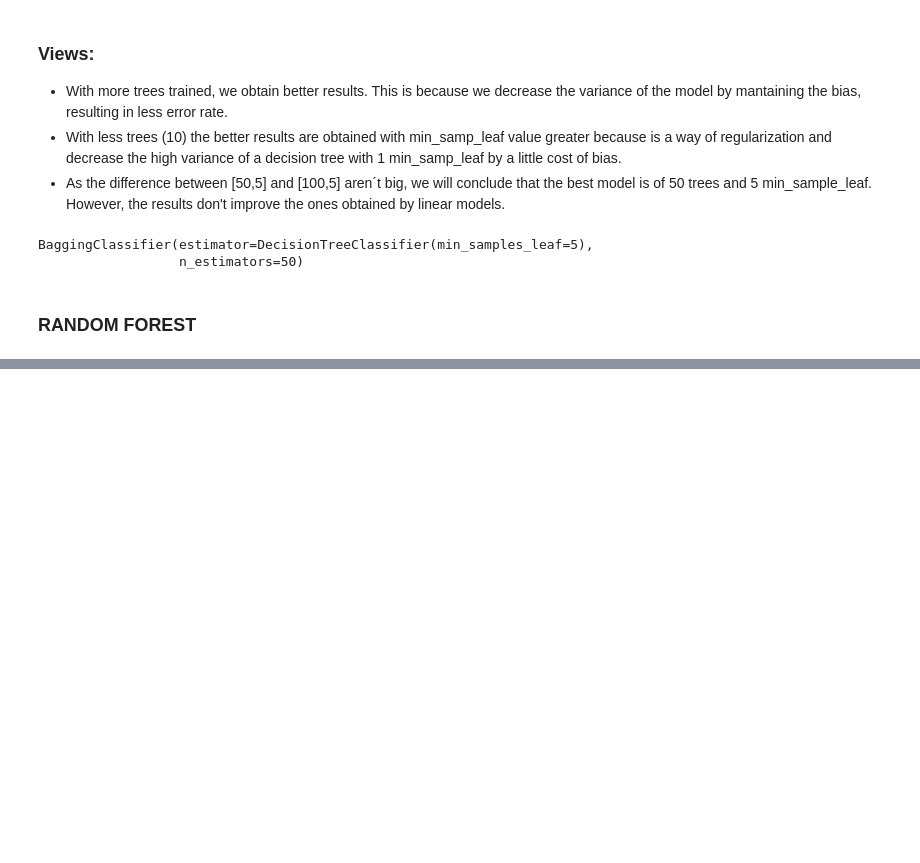
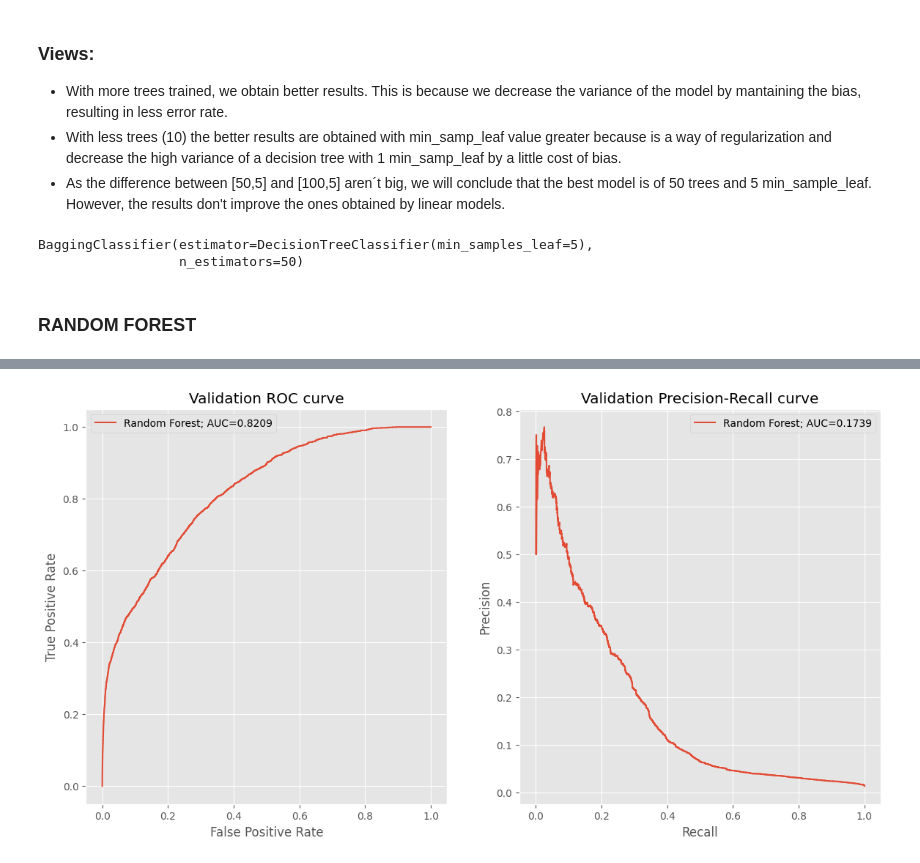
Before and after one commit to uhernando002/zrive-ds, a Jupyter notebook: src/module_4/module_4_milestone1.ipynb, the cells around one changed output, grey strips where cells are left out. Saved outputs shown, nothing was run; the diff lists cells and outputs as text; code cells hidden in the pictures; blank space fills up the shorter version.

```diff
--- a/src/module_4/module_4_milestone1.ipynb
+++ b/src/module_4/module_4_milestone1.ipynb
@@ -207,0 +229,6 @@ Y_prob_bag = bagging_model.predict_proba(X_validation[train_columns])[:,1]
+# %%
+Y_prob_rf = rf_model.predict_proba(X_validation[train_columns])[:,1]
+roc, auc_roc, precision_recall, auc_precrec = calculate_metrics(Y_prob_rf, Y_validation)
+plot_metrics('Random Forest', roc, auc_roc, precision_recall, auc_precrec)
+# %% [output]
+[figure, added]
```
Also changed, not shown: parts of 8 cells of this notebook.
